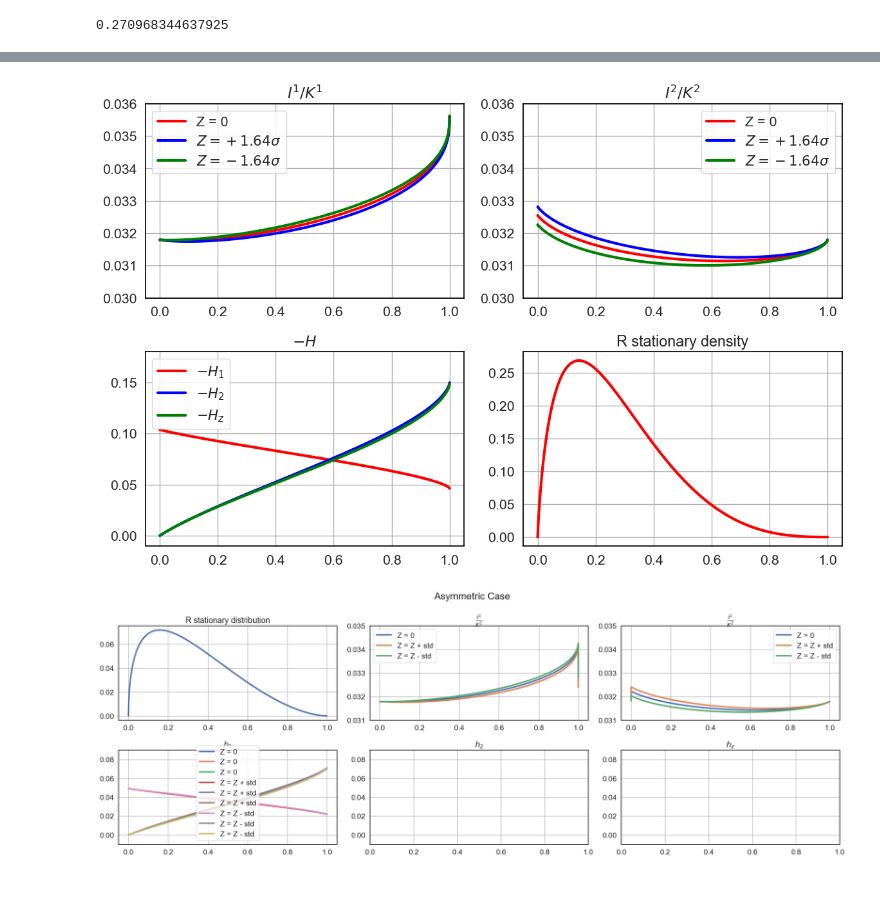
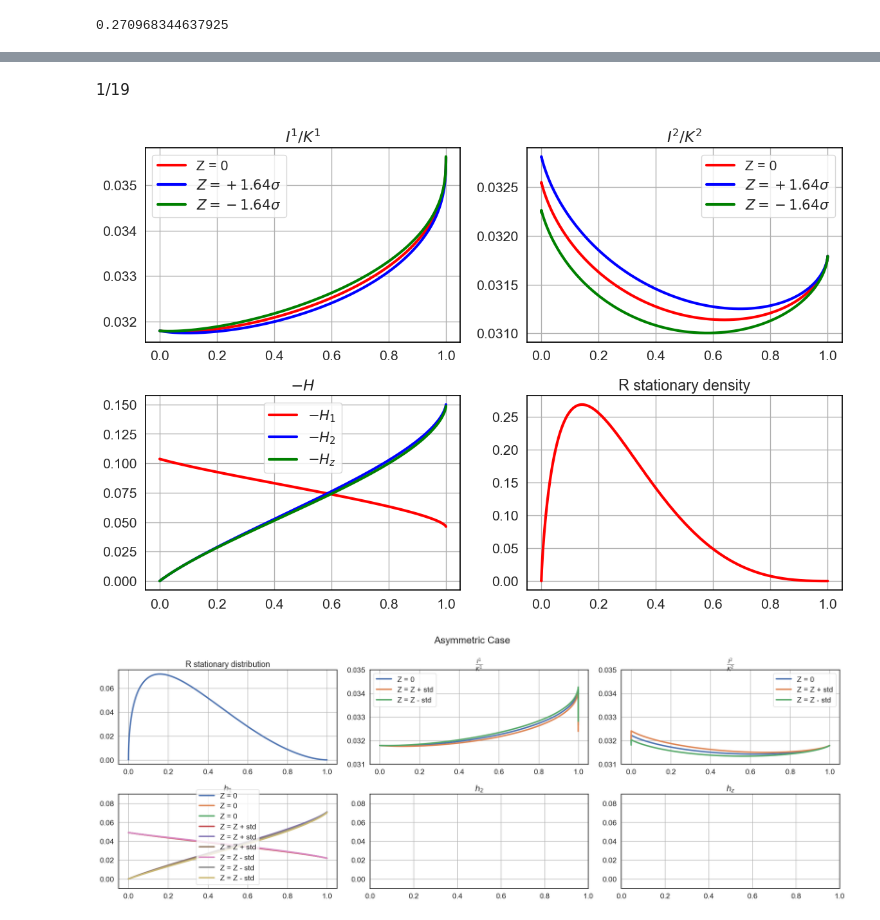
Before and after one commit to hqin-2020/twist, a Jupyter notebook: Untitled.ipynb, the cells around one changed output, grey strips where cells are left out. Cells and saved outputs as stored; diff of their text form; code cells hidden in the pictures; blank space fills up the shorter version.

```diff
--- a/Untitled.ipynb
+++ b/Untitled.ipynb
@@ -19,19 +24,16 @@ sns.set_palette(palette)
 # %%
-def trans(x):
-    return np.exp(x)/(np.exp(x)+1)
-
-gt = pd.read_csv('g.csv',header = None)
+gt = pd.DataFrame(lsp['g'])
 gt.index = trans(np.linspace(-18,18,1001))
 gt.columns = np.linspace(-1,1,201)
 g_R = gt.sum(axis=1)*0.01
 g_Z = gt.sum(axis=0)*0.036
 plt.plot(g_R)
 
-gt = pd.read_csv('g_1.csv',header = None)
-gt.index = trans(np.linspace(-18,18,1001))
-gt.columns = np.linspace(-1,1,201)
-g_R2 = gt.sum(axis=1)*0.01
-g_Z2 = gt.sum(axis=0)*0.036
-plt.plot(g_R2)
+# gt = pd.read_csv('g_1.csv',header = None)
+# gt.index = trans(np.linspace(-18,18,1001))
+# gt.columns = np.linspace(-1,1,201)
+# g_R2 = gt.sum(axis=1)*0.01
+# g_Z2 = gt.sum(axis=0)*0.036
+# plt.plot(g_R2)
 # %% [output]
 [<matplotlib.lines.Line2D at 0x...>]
@@ -80,7 +82,7 @@ gt.columns[73]
 0.270968344637925
 # %%
 def read_csv(name):
-    h1 = pd.read_csv(name+'.csv',header = None)
+    h1 = pd.DataFrame(lsp[name])
     h1.index = trans(np.linspace(-18,18,1001))
     h1.columns = np.linspace(-1,1,201)
     return h1
@@ -140,42 +180,43 @@ plt.show()
+# %% [markdown]
+1/19
 # %%
 fig, axes = plt.subplots(2,2,figsize = (12,8))
 axes = axes.flatten()
-sns.lineplot(d12.iloc[:-10,100], ax = axes[0], label = 'Z = 0', color = 'red')
-sns.lineplot(d22.iloc[10:,100], ax = axes[1], label = 'Z = 0', color = 'red')
-sns.lineplot(d12.iloc[:-10,127], ax = axes[0], label = r'$Z =  +1.64\sigma$', color = 'blue')
-sns.lineplot(d22.iloc[10:,127], ax = axes[1], label = r'$Z =  +1.64\sigma$', color = 'blue')
-sns.lineplot(d12.iloc[:-10,73], ax = axes[0], label = r'$Z =  -1.64\sigma$', color = 'green')
-sns.lineplot(d22.iloc[10:,73], ax = axes[1], label = r'$Z =  -1.64\sigma$', color = 'green')
+sns.lineplot(d1.iloc[:-10,100], ax = axes[0], label = 'Z = 0', color = 'red')
+sns.lineplot(d2.iloc[10:,100], ax = axes[1], label = 'Z = 0', color = 'red')
+sns.lineplot(d1.iloc[:-10,127], ax = axes[0], label = r'$Z =  +1.64\sigma$', color = 'blue')
+sns.lineplot(d2.iloc[10:,127], ax = axes[1], label = r'$Z =  +1.64\sigma$', color = 'blue')
+sns.lineplot(d1.iloc[:-10,73], ax = axes[0], label = r'$Z =  -1.64\sigma$', color = 'green')
+sns.lineplot(d2.iloc[10:,73], ax = axes[1], label = r'$Z =  -1.64\sigma$', color = 'green')
 
-sns.lineplot(h12[0], ax = axes[2], label = '$-H_1$', color = 'red')
-sns.lineplot(h22[0], ax = axes[2], label = '$-H_2$', color = 'blue')
-sns.lineplot(hz2[0], ax = axes[2], label = '$-H_z$', color = 'green')
-# sns.lineplot(h12.iloc[:,170], ax = axes[2], label = '$h_1$', color = 'red')
-# sns.lineplot(h22.iloc[:,170], ax = axes[2], label = '$h_2$', color = 'blue')
-# sns.lineplot(hz2.iloc[:,170], ax = axes[2], label = '$h_z$', color = 'green')
+sns.lineplot(h1[0], ax = axes[2], label = '$-H_1$', color = 'red')
+sns.lineplot(h2[0], ax = axes[2], label = '$-H_2$', color = 'blue')
+sns.lineplot(hz[0], ax = axes[2], label = '$-H_z$', color = 'green')
 
-sns.lineplot(g_R2, ax = axes[3], color = 'red')
+sns.lineplot(g_R, ax = axes[3], color = 'red')
+
 
 axes[0].set_title(r'${I^1}/{K^1}$')
 axes[1].set_title(r'${I^2}/{K^2}$')
 axes[2].set_title(r'$-H$')
 axes[3].set_title('R stationary density')
 
 # axes[0,1].set_title('I_1/K_1')
 # axes[1,0].set_title('I_2/K_2')
 # axes[1,1].set_title(r'h')
-axes[0].set_ylim([0.03,0.036])
-axes[1].set_ylim([0.03,0.036])
-axes[2].set_ylim([-0.01,0.18])
+# axes[0].set_ylim([0.03,0.036])
+# axes[1].set_ylim([0.03,0.036])
+# axes[2].set_ylim([-0.01,0.18])
+# axes[1,1].set_ylim([-0.01,0.09])
 
 for ax in axes:
     ax.set_ylabel('')
-# fig.suptitle('Asymmetric Case')
+# fig.suptitle('Symmetric Case')
 fig.tight_layout()
-fig.savefig('No title Asymmtric Case.png', dpi = 1200)
+# fig.savefig('No titile Symmtric Case.png', dpi = 1200)
 plt.show()
 # %% [output]
-[figure, old version]
+[figure, new version]
 # %%
 fig, axes = plt.subplots(2,3,figsize = (22,8))
 sns.lineplot(g_R, ax = axes[0,0])
```
Also changed, not shown: parts of 9 cells of this notebook, 4 other files.
